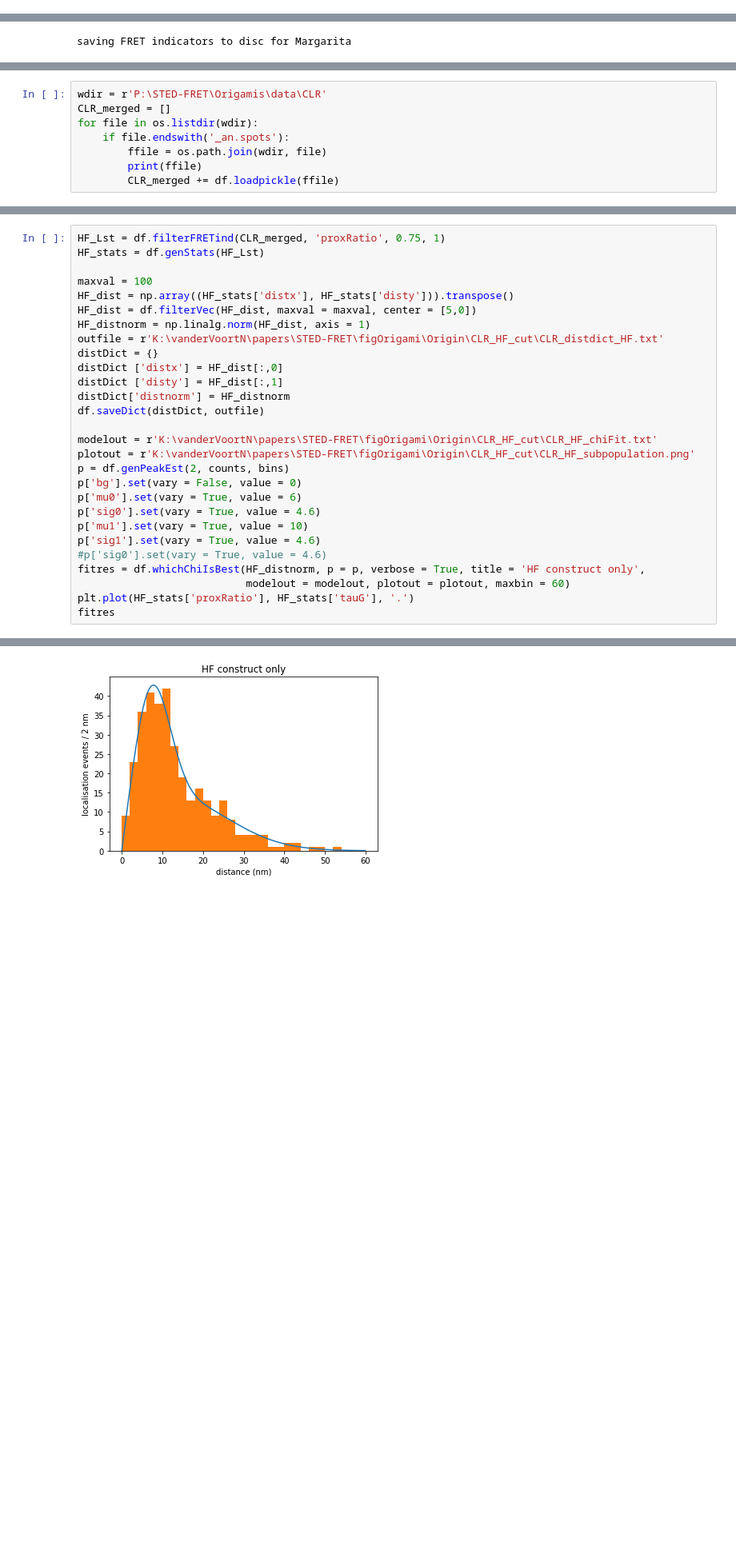
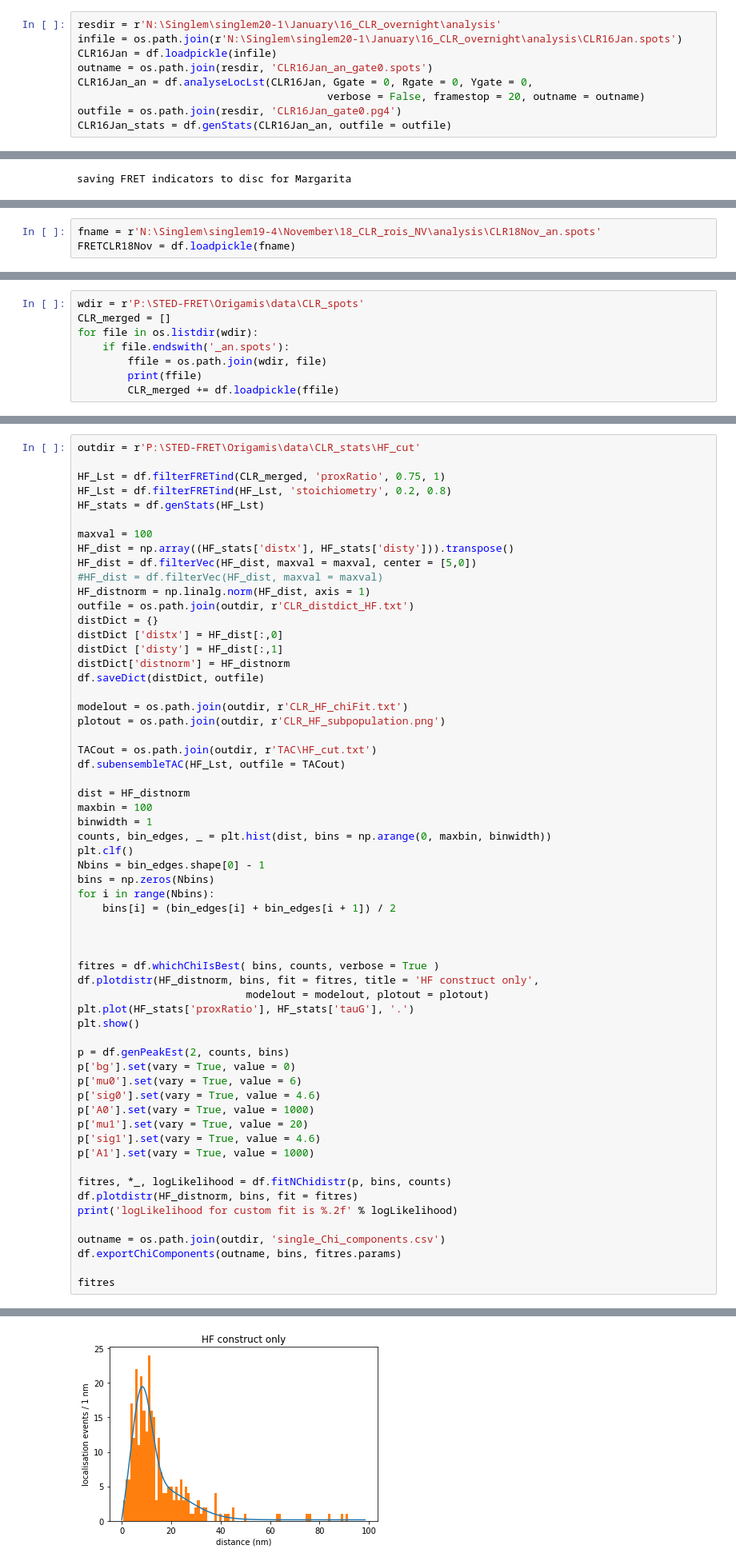
Before and after one commit to Fluorescence-Tools/Seidel, a Jupyter notebook: analysisNotebooks/2020Q1/20200121 C-LR merging datasets.ipynb, the cells around one changed output, grey strips where cells are left out. Shown at 80% size. Saved outputs shown, nothing was run; the diff lists cells and outputs as text; blank space fills up the shorter version.

Commit message:
restructured analysis notebook structure and updated Code base

```diff
--- a/analysisNotebooks/2020Q1/20200121 C-LR merging datasets.ipynb
+++ b/analysisNotebooks/2020Q1/20200121 C-LR merging datasets.ipynb
@@ -103 +193,10 @@ CLR16Jan_stats = df.genStats(CLR16Jan_an, outfile = outfile)
 saving FRET indicators to disc for Margarita
+# %%
+resdir = r'N:\Singlem\singlem20-1\January\16_CLR_overnight\analysis'
+infile = os.path.join(r'N:\Singlem\singlem20-1\January\16_CLR_overnight\analysis\CLR16Jan.spots')
+CLR16Jan = df.loadpickle(infile)
+outname = os.path.join(resdir, 'CLR16Jan_an_gate0.spots')
+CLR16Jan_an = df.analyseLocLst(CLR16Jan, Ggate = 0, Rgate = 0, Ygate = 0,
+                                        verbose = False, framestop = 20, outname = outname)
+outfile = os.path.join(resdir, 'CLR16Jan_gate0.pg4')
+CLR16Jan_stats = df.genStats(CLR16Jan_an, outfile = outfile)
@@ -266 +384,4 @@ plt.show()
 [figure]
+# %%
+fname = r'N:\Singlem\singlem19-4\November\18_CLR_rois_NV\analysis\CLR18Nov_an.spots'
+FRETCLR18Nov = df.loadpickle(fname)
@@ -402,7 +527,7 @@ plt.show()
 # %% [markdown]
 # Merged C-LR
 # %%
-wdir = r'P:\STED-FRET\Origamis\data\CLR'
+wdir = r'P:\STED-FRET\Origamis\data\CLR_spots'
 CLR_merged = []
 for file in os.listdir(wdir):
     if file.endswith('_an.spots'):
@@ -496,30 +551,62 @@ Variables
 # %%
+outdir = r'P:\STED-FRET\Origamis\data\CLR_stats\HF_cut'
+
 HF_Lst = df.filterFRETind(CLR_merged, 'proxRatio', 0.75, 1)
+HF_Lst = df.filterFRETind(HF_Lst, 'stoichiometry', 0.2, 0.8)
 HF_stats = df.genStats(HF_Lst)
 
 maxval = 100
 HF_dist = np.array((HF_stats['distx'], HF_stats['disty'])).transpose()
 HF_dist = df.filterVec(HF_dist, maxval = maxval, center = [5,0])
+#HF_dist = df.filterVec(HF_dist, maxval = maxval)
 HF_distnorm = np.linalg.norm(HF_dist, axis = 1)
-outfile = r'K:\vanderVoortN\papers\STED-FRET\figOrigami\Origin\CLR_HF_cut\CLR_distdict_HF.txt'
+outfile = os.path.join(outdir, r'CLR_distdict_HF.txt')
 distDict = {}
 distDict ['distx'] = HF_dist[:,0]
 distDict ['disty'] = HF_dist[:,1]
 distDict['distnorm'] = HF_distnorm
 df.saveDict(distDict, outfile)
 
-modelout = r'K:\vanderVoortN\papers\STED-FRET\figOrigami\Origin\CLR_HF_cut\CLR_HF_chiFit.txt'
-plotout = r'K:\vanderVoortN\papers\STED-FRET\figOrigami\Origin\CLR_HF_cut\CLR_HF_subpopulation.png'
+modelout = os.path.join(outdir, r'CLR_HF_chiFit.txt')
+plotout = os.path.join(outdir, r'CLR_HF_subpopulation.png')
+
+TACout = os.path.join(outdir, r'TAC\HF_cut.txt')
+df.subensembleTAC(HF_Lst, outfile = TACout)
+
+dist = HF_distnorm
+maxbin = 100
+binwidth = 1
+counts, bin_edges, _ = plt.hist(dist, bins = np.arange(0, maxbin, binwidth))
+plt.clf()
+Nbins = bin_edges.shape[0] - 1
+bins = np.zeros(Nbins)
+for i in range(Nbins):
+    bins[i] = (bin_edges[i] + bin_edges[i + 1]) / 2
+
+
+
+fitres = df.whichChiIsBest( bins, counts, verbose = True )
+df.plotdistr(HF_distnorm, bins, fit = fitres, title = 'HF construct only',
+                           modelout = modelout, plotout = plotout)
+plt.plot(HF_stats['proxRatio'], HF_stats['tauG'], '.')
+plt.show()
+
 p = df.genPeakEst(2, counts, bins)
-p['bg'].set(vary = False, value = 0)
+p['bg'].set(vary = True, value = 0)
 p['mu0'].set(vary = True, value = 6)
 p['sig0'].set(vary = True, value = 4.6)
-p['mu1'].set(vary = True, value = 10)
+p['A0'].set(vary = True, value = 1000)
+p['mu1'].set(vary = True, value = 20)
 p['sig1'].set(vary = True, value = 4.6)
-#p['sig0'].set(vary = True, value = 4.6)
-fitres = df.whichChiIsBest(HF_distnorm, p = p, verbose = True, title = 'HF construct only',
-                           modelout = modelout, plotout = plotout, maxbin = 60)
-plt.plot(HF_stats['proxRatio'], HF_stats['tauG'], '.')
+p['A1'].set(vary = True, value = 1000)
+
+fitres, *_, logLikelihood = df.fitNChidistr(p, bins, counts)
+df.plotdistr(HF_distnorm, bins, fit = fitres)
+print('logLikelihood for custom fit is %.2f' % logLikelihood)
+
+outname = os.path.join(outdir, 'single_Chi_components.csv')
+df.exportChiComponents(outname, bins, fitres.params)
+
 fitres
 # %% [output]
 5.0 in x and 0.0 in y subtracted
@@ -534 +621 @@ BIC is 144.5 for 3 peaks
-[figure, old version]
+[figure, new version]
```
Also changed, not shown: parts of 51 cells of this notebook, 54 other files.
